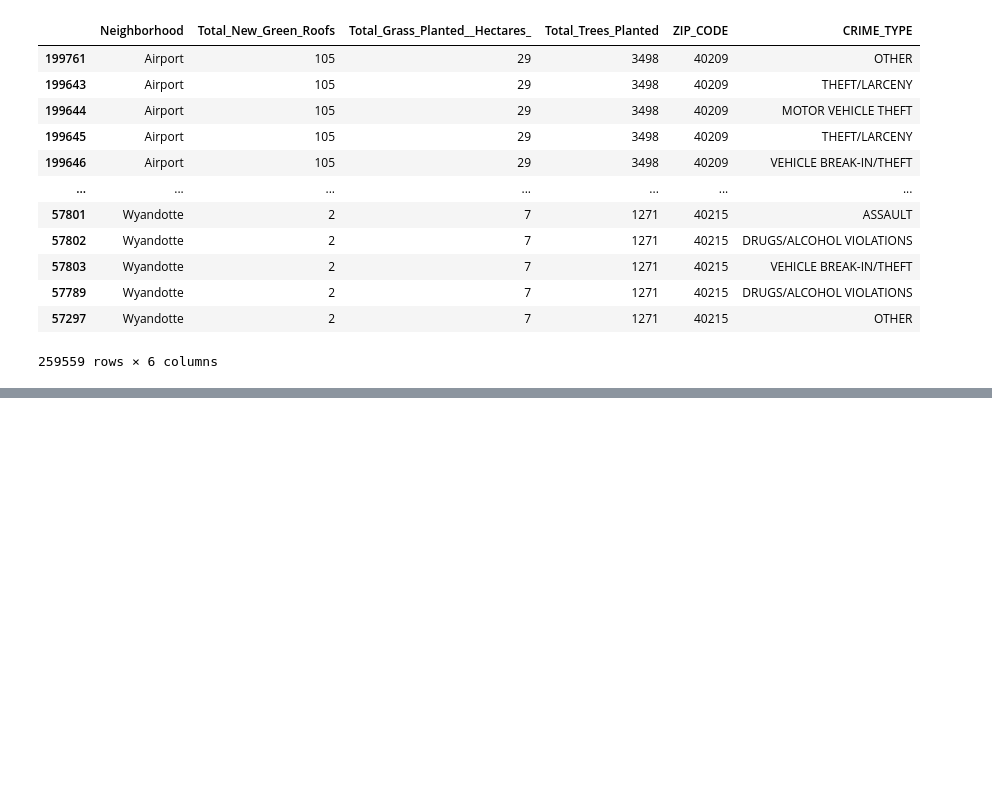
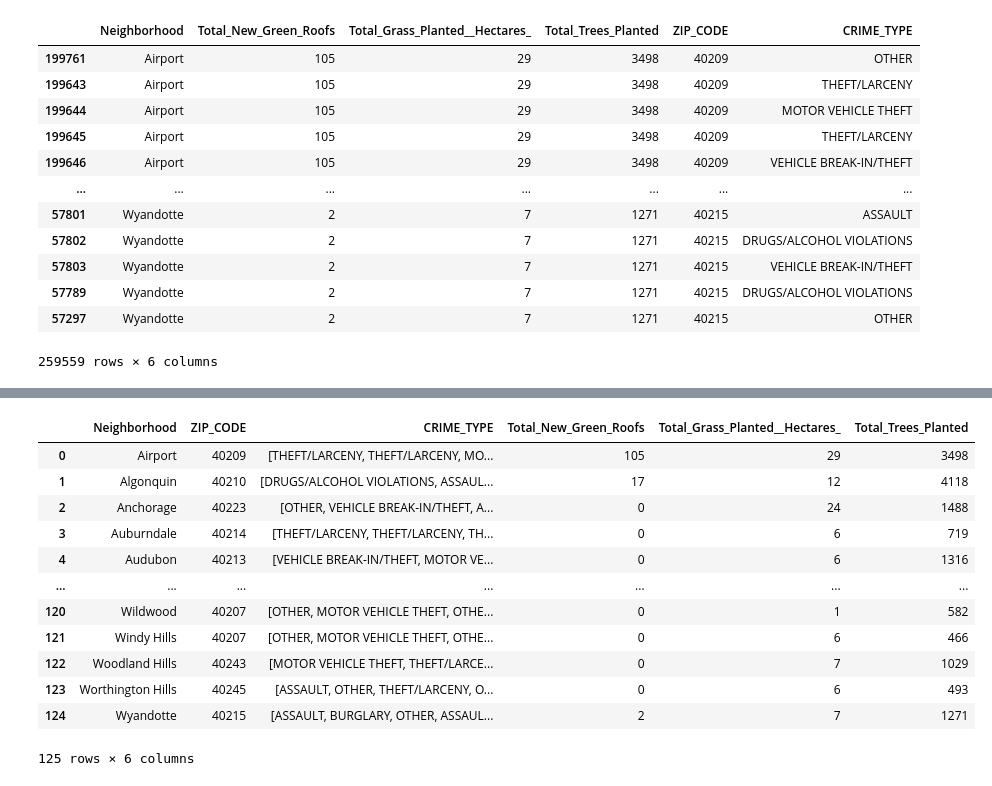
Before and after one commit to ltc870/codelouisville2023finalproject, a Jupyter notebook: finalproject.ipynb, the cells around one changed output, grey strips where cells are left out. Saved outputs shown, nothing was run; the diff lists cells and outputs as text; code cells hidden in the pictures; blank space fills up the shorter version.

Commit message:
grouped the dataframe by neighborhood and zip code

```diff
--- a/finalproject.ipynb
+++ b/finalproject.ipynb
@@ -199,0 +182,22 @@ Name: count, dtype: int64
+# %%
+grouped_df = merged_df.groupby(['Neighborhood', 'ZIP_CODE']).agg({
+    'CRIME_TYPE': lambda x: x.tolist(),
+    'Total_New_Green_Roofs': 'first',
+    'Total_Grass_Planted__Hectares_': 'first',
+    'Total_Trees_Planted': 'first'
+}).reset_index()
+grouped_df
+# %% [output]
+|  | Neighborhood | ZIP_CODE | CRIME_TYPE | Total_New_Green_Roofs | Total_Grass_Planted__Hectares_ | Total_Trees_Planted |
+| 0 | Airport | 40209 | [THEFT/LARCENY, THEFT/LARCENY, MO... | 105 | 29 | 3498 |
+| 1 | Algonquin | 40210 | [DRUGS/ALCOHOL VIOLATIONS, ASSAUL... | 17 | 12 | 4118 |
+| 2 | Anchorage | 40223 | [OTHER, VEHICLE BREAK-IN/THEFT, A... | 0 | 24 | 1488 |
+| 3 | Auburndale | 40214 | [THEFT/LARCENY, THEFT/LARCENY, TH... | 0 | 6 | 719 |
+| 4 | Audubon | 40213 | [VEHICLE BREAK-IN/THEFT, MOTOR VE... | 0 | 6 | 1316 |
+| ... | ... | ... | ... | ... | ... | ... |
+| 120 | Wildwood | 40207 | [OTHER, MOTOR VEHICLE THEFT, OTHE... | 0 | 1 | 582 |
+| 121 | Windy Hills | 40207 | [OTHER, MOTOR VEHICLE THEFT, OTHE... | 0 | 6 | 466 |
+| 122 | Woodland Hills | 40243 | [MOTOR VEHICLE THEFT, THEFT/LARCE... | 0 | 7 | 1029 |
+| 123 | Worthington Hills | 40245 | [ASSAULT, OTHER, THEFT/LARCENY, O... | 0 | 6 | 493 |
+| 124 | Wyandotte | 40215 | [ASSAULT, BURGLARY, OTHER, ASSAUL... | 2 | 7 | 1271 |
+125 rows × 6 columns
```
Also changed, not shown: parts of 1 cell of this notebook.
